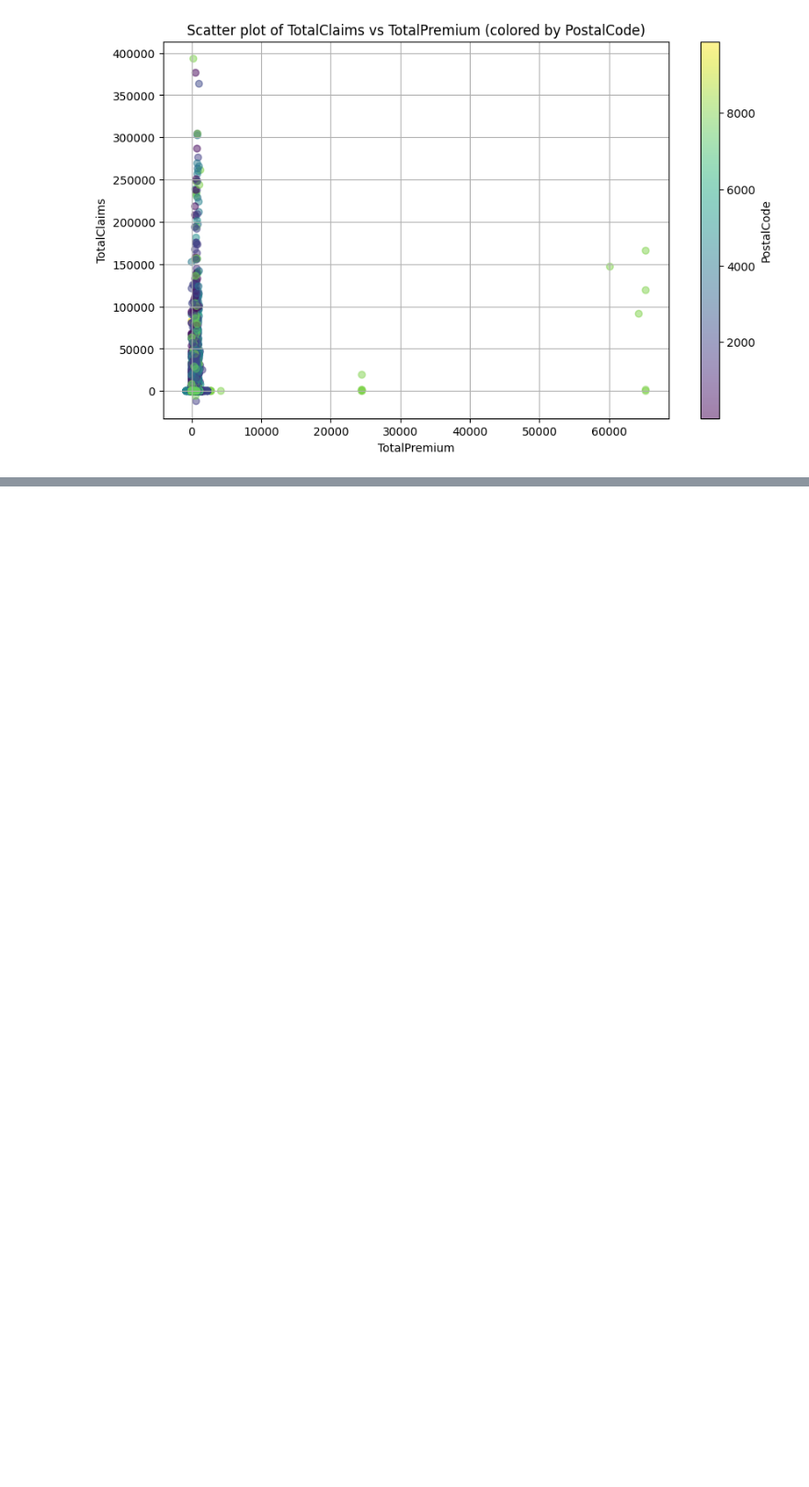
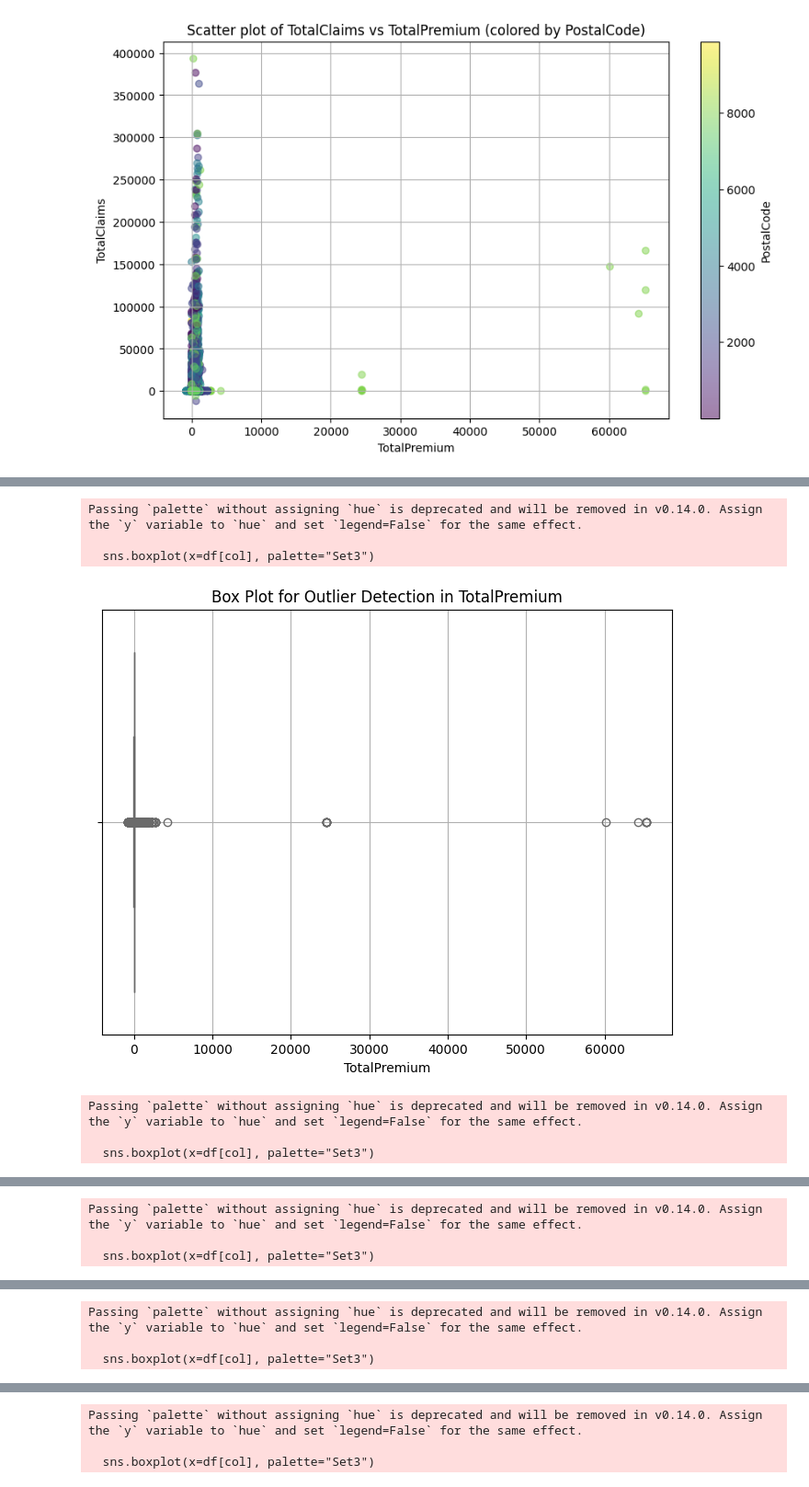
Before and after one commit to NaimaT15/Insurance-Analysis, a Jupyter notebook: notebooks/insurance_anlysis.ipynb, the cells around one changed output, grey strips where cells are left out. Shown at 92% size. Cells and saved outputs as stored; diff of their text form; code cells hidden in the pictures; blank space fills up the shorter version.

```diff
--- a/notebooks/insurance_anlysis.ipynb
+++ b/notebooks/insurance_anlysis.ipynb
@@ -135,0 +160,17 @@ ImportError: cannot import name 'plot_correlation_matrix' from 'insurance_analys
+# %%
+
+from insurance_analysis import plot_outliers_boxplot
+
+# Define numerical columns to check for outliers
+numerical_columns = ['TotalPremium', 'TotalClaims', 'Cylinders', 'cubiccapacity', 'SumInsured']
+
+# Call the function to plot box plots for outlier detection
+plot_outliers_boxplot(cleaned_data, numerical_columns)
+# %% [output]
+Passing `palette` without assigning `hue` is deprecated and will be removed in v0.14.0. Assign the `y` variable to `hue` and set `legend=False` for the same effect.
+
+  sns.boxplot(x=df[col], palette="Set3")
+[figure, added]
+Passing `palette` without assigning `hue` is deprecated and will be removed in v0.14.0. Assign the `y` variable to `hue` and set `legend=False` for the same effect.
+
+  sns.boxplot(x=df[col], palette="Set3")
@@ -135,0 +178,3 @@ ImportError: cannot import name 'plot_correlation_matrix' from 'insurance_analys
+Passing `palette` without assigning `hue` is deprecated and will be removed in v0.14.0. Assign the `y` variable to `hue` and set `legend=False` for the same effect.
+
+  sns.boxplot(x=df[col], palette="Set3")
@@ -135,0 +182,3 @@ ImportError: cannot import name 'plot_correlation_matrix' from 'insurance_analys
+Passing `palette` without assigning `hue` is deprecated and will be removed in v0.14.0. Assign the `y` variable to `hue` and set `legend=False` for the same effect.
+
+  sns.boxplot(x=df[col], palette="Set3")
@@ -135,0 +186,3 @@ ImportError: cannot import name 'plot_correlation_matrix' from 'insurance_analys
+Passing `palette` without assigning `hue` is deprecated and will be removed in v0.14.0. Assign the `y` variable to `hue` and set `legend=False` for the same effect.
+
+  sns.boxplot(x=df[col], palette="Set3")
```
Also changed, not shown: parts of 8 cells of this notebook, 1 other file.
